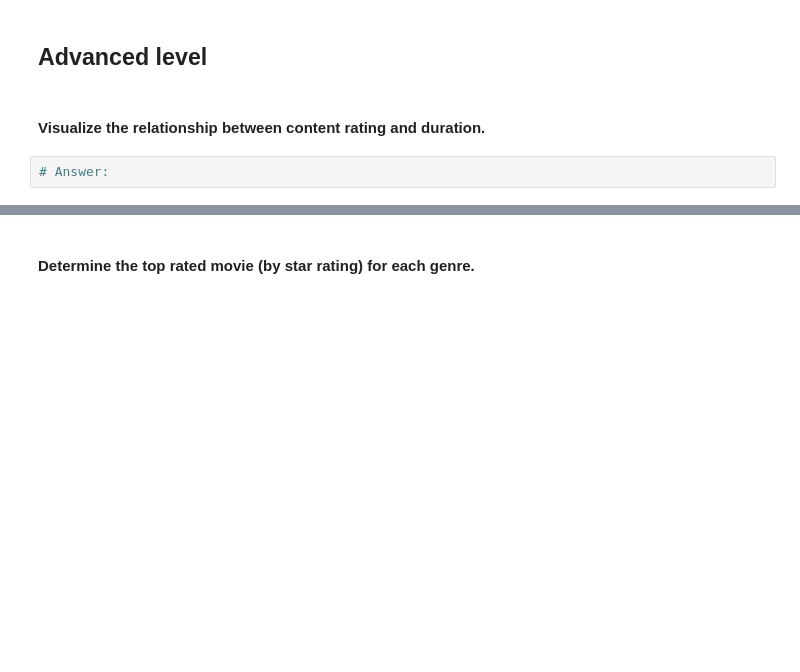
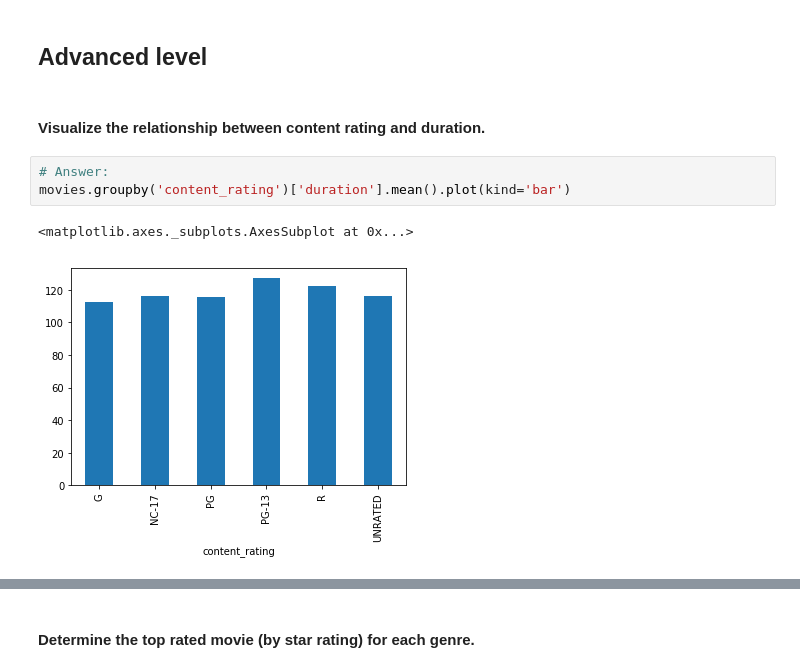
Before and after one commit to naidaire/unit_project2, a Jupyter notebook: imdb.ipynb, the cells around one changed output, grey strips where cells are left out. Cells and saved outputs as stored; diff of their text form; blank space fills up the shorter version.

```diff
--- a/imdb.ipynb
+++ b/imdb.ipynb
@@ -164,5 +229,9 @@ Text(0,0.5,'Count')
 ## Advanced level
 # %% [markdown]
 #### Visualize the relationship between content rating and duration.
-# %%
-# Answer:
+# %%
+# Answer:
+movies.groupby('content_rating')['duration'].mean().plot(kind='bar')
+# %% [output]
+<matplotlib.axes._subplots.AxesSubplot at 0x...>
+[figure, added]
```
Also changed, not shown: parts of 28 cells of this notebook.
